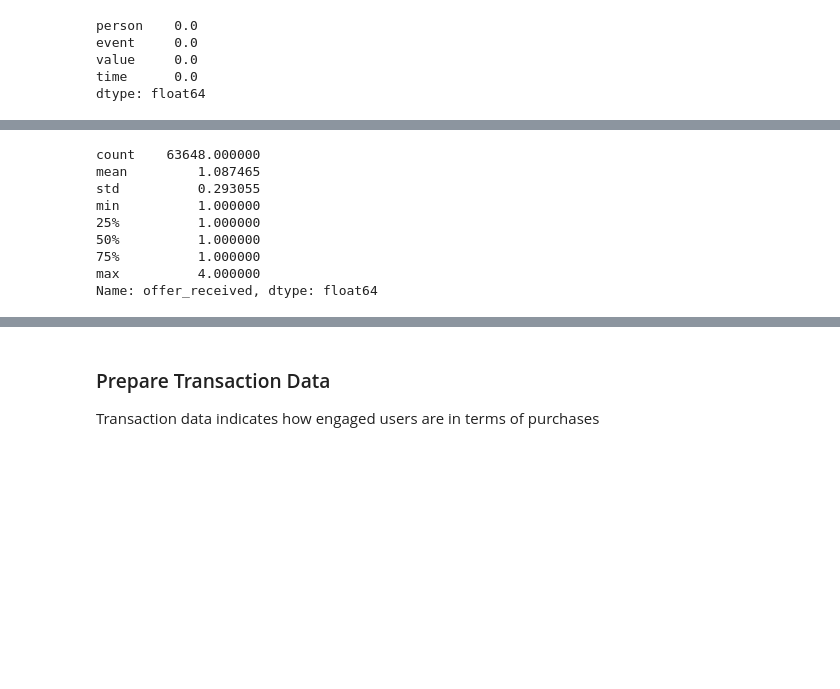
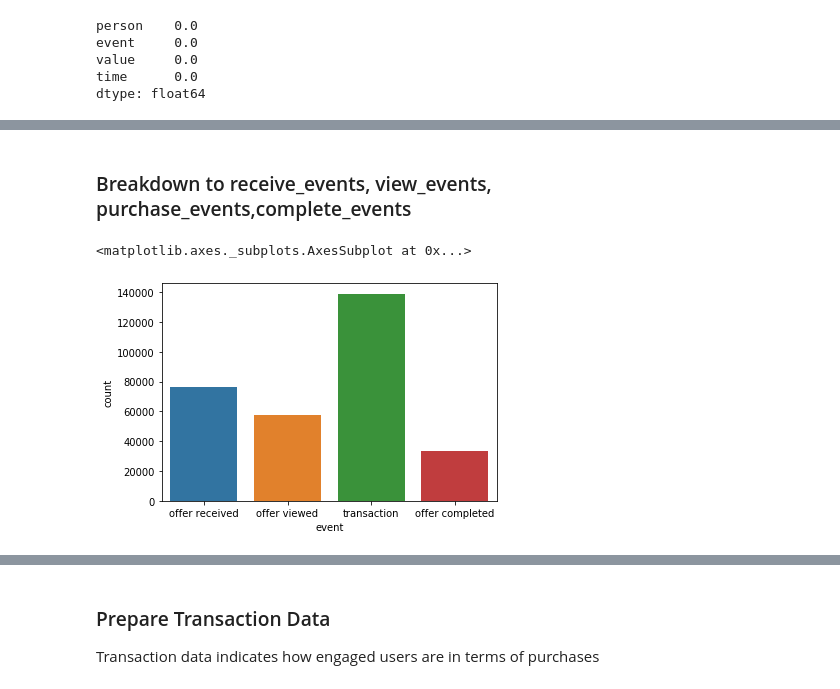
Before and after one commit to tanyayt/udacity_data_scientist, a Jupyter notebook: starbucks_optimizing_app_offers/Starbucks_Capstone_notebook.ipynb, the cells around one changed output, grey strips where cells are left out. Drawn from its saved outputs; the diff is of its cells as text; code cells hidden in the pictures; blank space fills up the shorter version.

```diff
--- a/starbucks_optimizing_app_offers/Starbucks_Capstone_notebook.ipynb
+++ b/starbucks_optimizing_app_offers/Starbucks_Capstone_notebook.ipynb
@@ -411,12 +384,8 @@ offer_interactions.head(5)
-# %%
-offer_interactions.offer_received.describe()
-# %% [output]
-count    63648.000000
-mean         1.087465
-std          0.293055
-min          1.000000
-25%          1.000000
-50%          1.000000
-75%          1.000000
-max          4.000000
-Name: offer_received, dtype: float64
+# %% [markdown]
+### Breakdown to receive_events, view_events, purchase_events,complete_events
+# %%
+# visualize before breaking down
+sns.countplot(x='event',data=transcript)
+# %% [output]
+<matplotlib.axes._subplots.AxesSubplot at 0x...>
+[figure, added]
```
Also changed, not shown: parts of 78 cells of this notebook.
